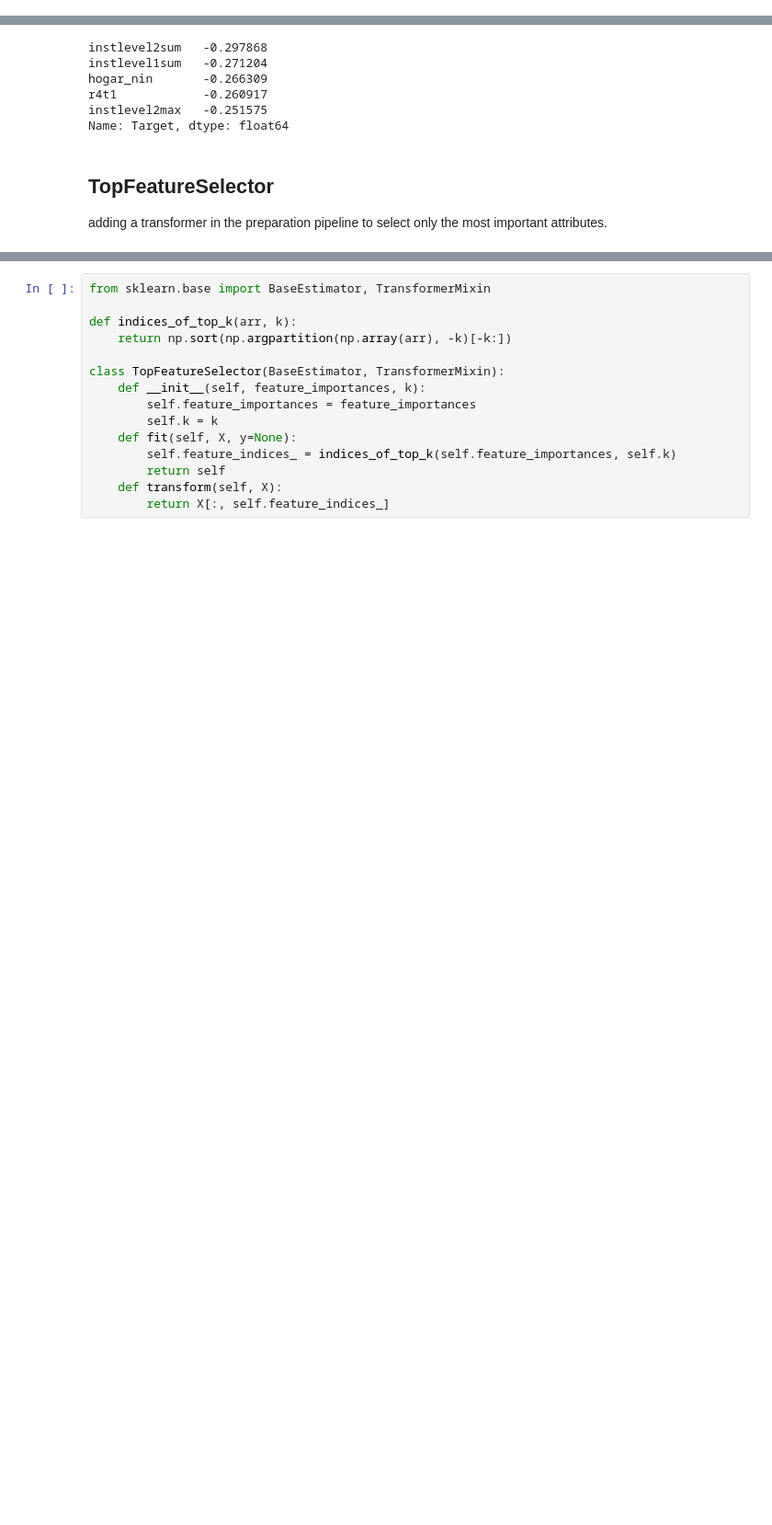
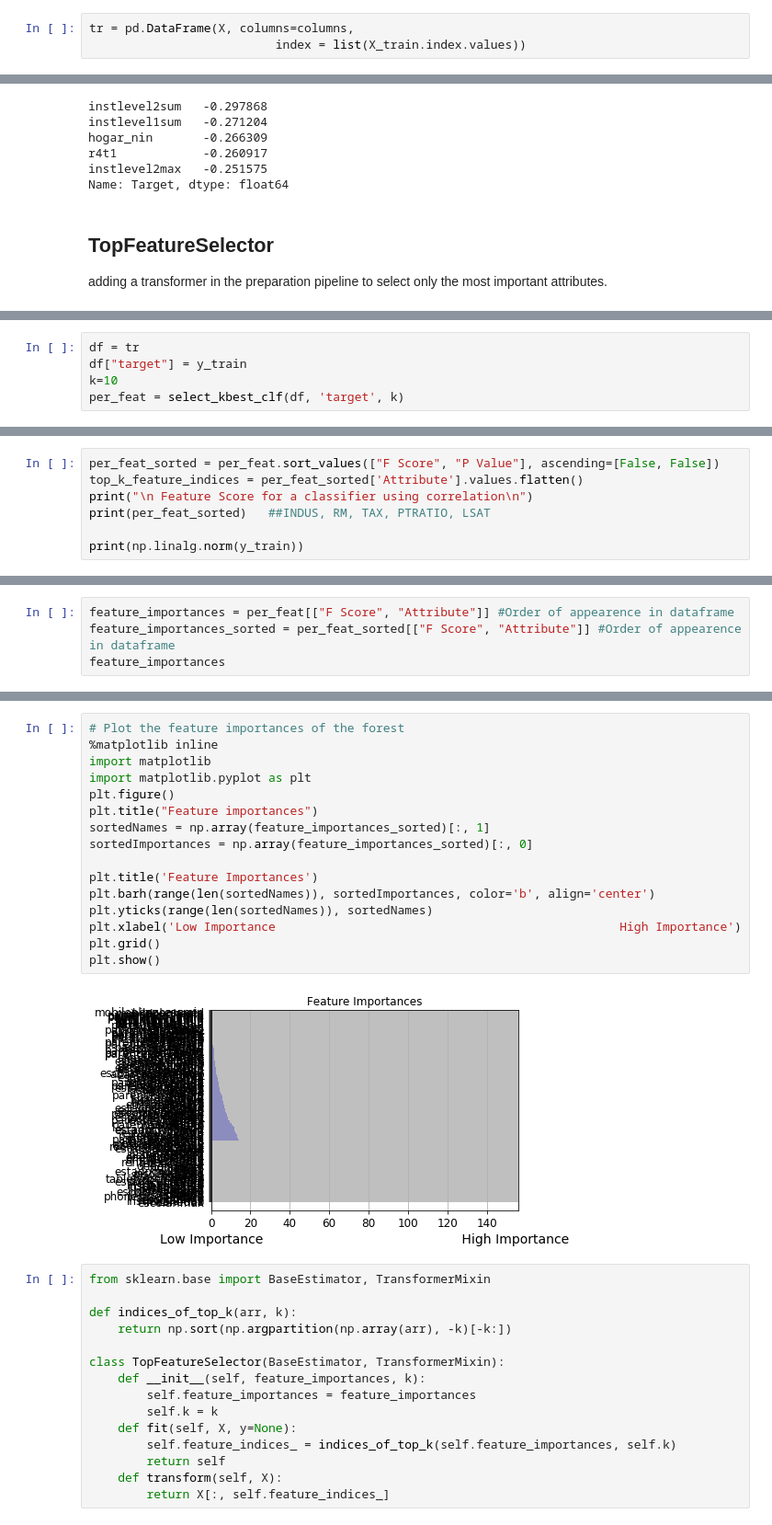
Before and after one commit to manikagita/AML-, a Jupyter notebook: CostaRicaPovertyLevelPrediction.ipynb, the cells around one changed output, grey strips where cells are left out. Shown at 92% size. Drawn from its saved outputs; the diff is of its cells as text; blank space fills up the shorter version.

```diff
--- a/CostaRicaPovertyLevelPrediction.ipynb
+++ b/CostaRicaPovertyLevelPrediction.ipynb
@@ -952,0 +1060,3 @@ final3 = finaldataset
+# %%
+tr = pd.DataFrame(X, columns=columns,
+                          index = list(X_train.index.values))
@@ -979,0 +1149,5 @@ adding a transformer in the preparation pipeline to select only the most importa
+# %%
+df = tr
+df["target"] = y_train
+k=10
+per_feat = select_kbest_clf(df, 'target', k)
@@ -979,0 +1157,7 @@ adding a transformer in the preparation pipeline to select only the most importa
+# %%
+per_feat_sorted = per_feat.sort_values(["F Score", "P Value"], ascending=[False, False])
+top_k_feature_indices = per_feat_sorted['Attribute'].values.flatten()
+print("\n Feature Score for a classifier using correlation\n")
+print(per_feat_sorted)   ##INDUS, RM, TAX, PTRATIO, LSAT
+
+print(np.linalg.norm(y_train))
@@ -979,0 +1182,4 @@ adding a transformer in the preparation pipeline to select only the most importa
+# %%
+feature_importances = per_feat[["F Score", "Attribute"]] #Order of appearence in dataframe
+feature_importances_sorted = per_feat_sorted[["F Score", "Attribute"]] #Order of appearence in dataframe
+feature_importances
@@ -980,3 +1205,21 @@ adding a transformer in the preparation pipeline to select only the most importa
+# %%
+# Plot the feature importances of the forest
+%matplotlib inline
+import matplotlib
+import matplotlib.pyplot as plt
+plt.figure()
+plt.title("Feature importances")
+sortedNames = np.array(feature_importances_sorted)[:, 1]
+sortedImportances = np.array(feature_importances_sorted)[:, 0]
+
+plt.title('Feature Importances')
+plt.barh(range(len(sortedNames)), sortedImportances, color='b', align='center')
+plt.yticks(range(len(sortedNames)), sortedNames)
+plt.xlabel('Low Importance                                                High Importance')
+plt.grid()
+plt.show()
+# %% [output]
+[figure, added]
 # %%
 from sklearn.base import BaseEstimator, TransformerMixin
 
```
Also changed, not shown: parts of 33 cells of this notebook.
